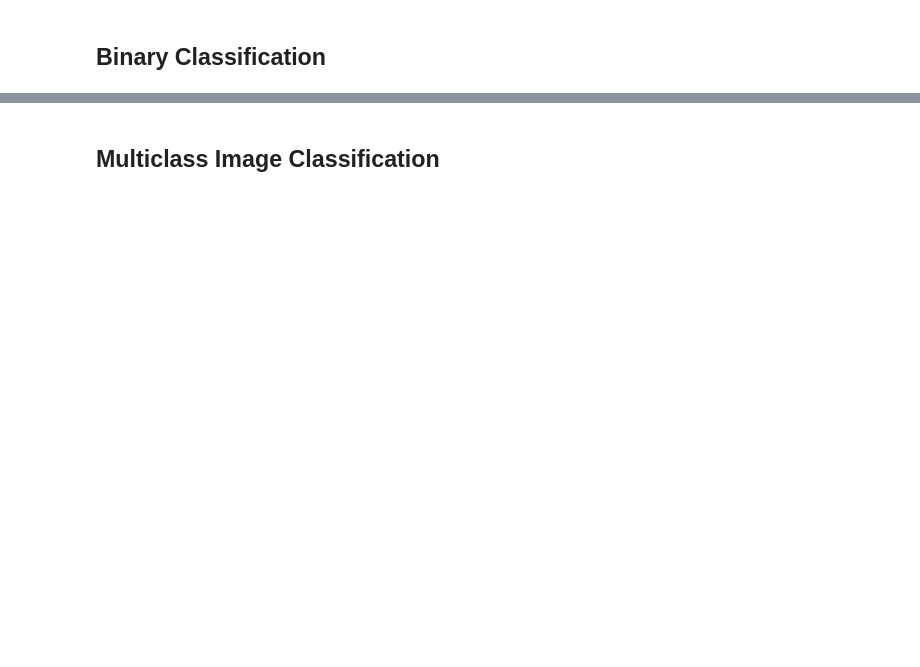
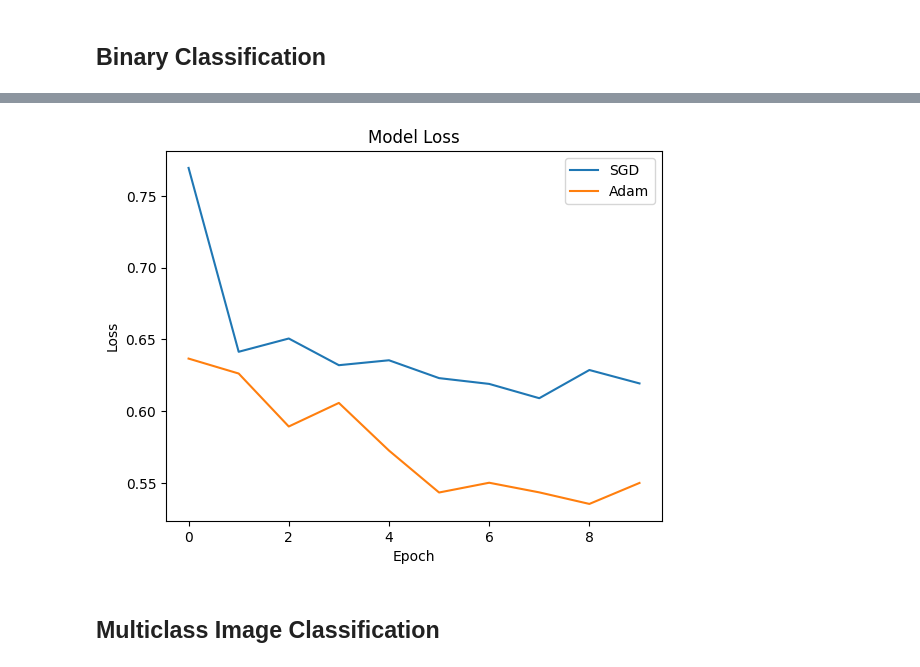
Before and after one commit to DrNattapoom/neural-network-optimization, a Jupyter notebook: comparative_analysis_code.ipynb, the cells around one changed output, grey strips where cells are left out. Drawn from its saved outputs; the diff is of its cells as text; code cells hidden in the pictures; blank space fills up the shorter version.

```diff
--- a/comparative_analysis_code.ipynb
+++ b/comparative_analysis_code.ipynb
@@ -52,2 +189,6 @@ ut.plot(titanic_data, batch_sizes, learning_rates)
+# %%
+ut.plot(sgd_history, adam_history, key = 'loss')
+# %% [output]
+[figure, added]
 # %% [markdown]
 ## Multiclass Image Classification
```
Also changed, not shown: parts of 38 cells of this notebook, 5 other files.
